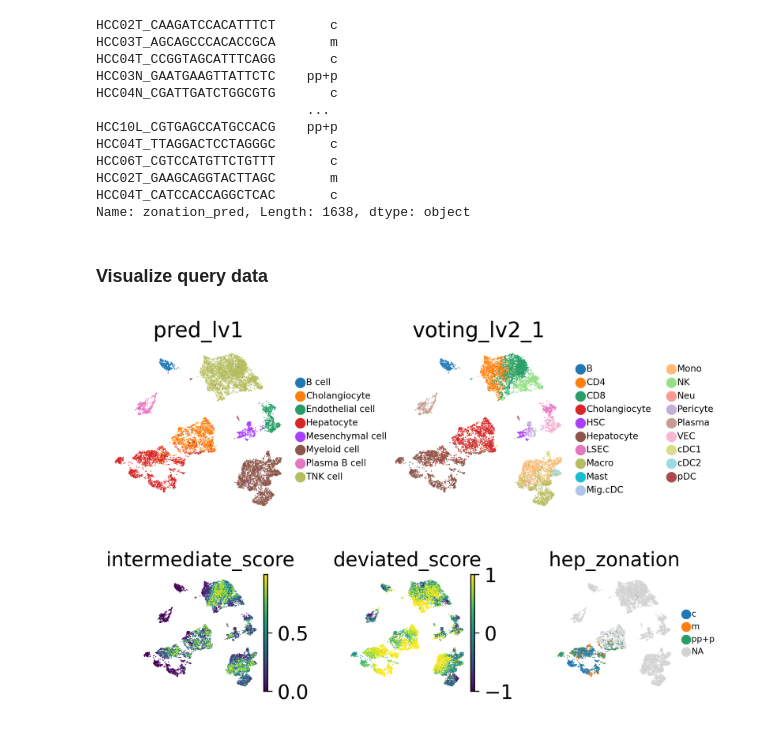
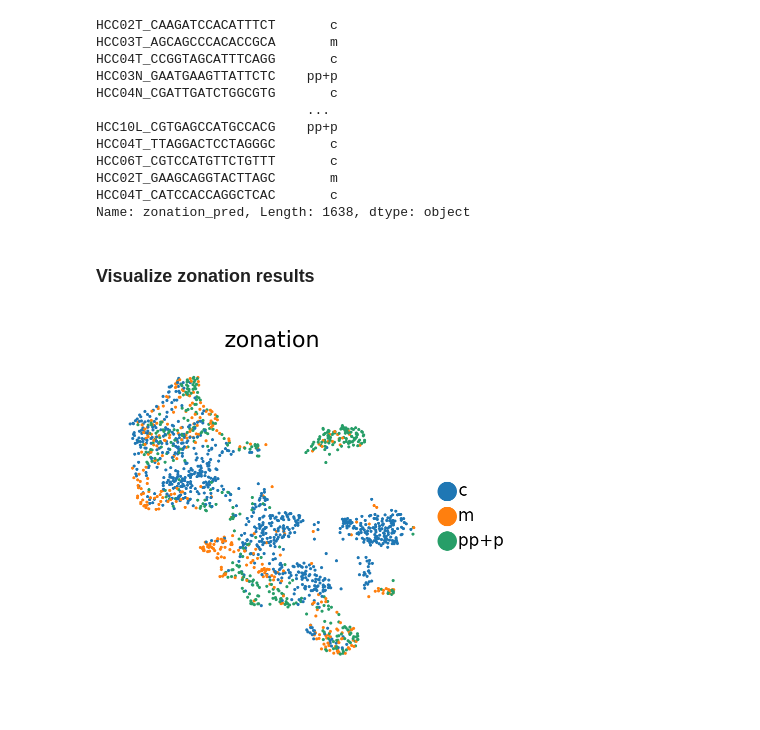
Before and after one commit to fyh18/LiverCT, a Jupyter notebook: demo.ipynb, the cells around one changed output. Cells and saved outputs as stored; diff of their text form; code cells hidden in the pictures.

```diff
--- a/demo.ipynb
+++ b/demo.ipynb
@@ -100,0 +103,11 @@ TNK cell predict is finished in 0.273775
+# %%
+latent.obs = pd.concat([adata.obs, res], axis=1)
+sc.pp.neighbors(latent, use_rep='X')
+sc.tl.umap(latent)
+
+sc.settings.set_figure_params(dpi=200, figsize=(2,2), frameon=False, fontsize=8)
+sc.pl.umap(latent, color=['pred_lv1', 'voting_lv2_1'], size=20000 / latent.n_obs, legend_fontsize=6)
+
+sc.settings.set_figure_params(dpi=200, figsize=(1.5,1.5), frameon=False, fontsize=8)
+sc.pl.umap(latent, color=['intermediate_score', 'deviated_score'],
+           size=20000 / latent.n_obs, legend_fontsize=6, color_map='inferno')
@@ -135,20 +151,12 @@ HCC02T_GAAGCAGGTACTTAGC       m
 HCC04T_CATCCACCAGGCTCAC       c
 Name: zonation_pred, Length: 1638, dtype: object
 # %% [markdown]
-### Visualize query data
+### Visualize zonation results
 # %%
-latent.obs = pd.concat([adata.obs, res], axis=1)
-latent.obs['hep_zonation'] = None
-latent.obs['hep_zonation'][hep.obs_names] = list(hep_res)
-
-sc.pp.neighbors(latent, use_rep='X')
-sc.tl.umap(latent)
-
-sc.settings.set_figure_params(dpi=200, figsize=(2,2), frameon=False)
-sc.pl.umap(latent, color=['pred_lv1', 'voting_lv2_1'], size=20000 / latent.n_obs, legend_fontsize=6)
-
-sc.settings.set_figure_params(dpi=200, figsize=(1.5,1.5), frameon=False)
-sc.pl.umap(latent, color=['intermediate_score', 'deviated_score', 'hep_zonation'], size=20000 / latent.n_obs, legend_fontsize=6)
+hep_latent.obs['zonation'] = list(hep_res)
+sc.pp.neighbors(hep_latent, use_rep='X')
+sc.tl.umap(hep_latent)
+sc.settings.set_figure_params(dpi=200, figsize=(2,2), frameon=False, fontsize=8)
+sc.pl.umap(hep_latent, color=['zonation'], size=50000 / latent.n_obs, legend_fontsize=6)
 # %% [output]
-[figure, old version]
+[figure, new version]
-[figure, removed]
```
Also changed, not shown: parts of 2 cells of this notebook, 6 other files.
